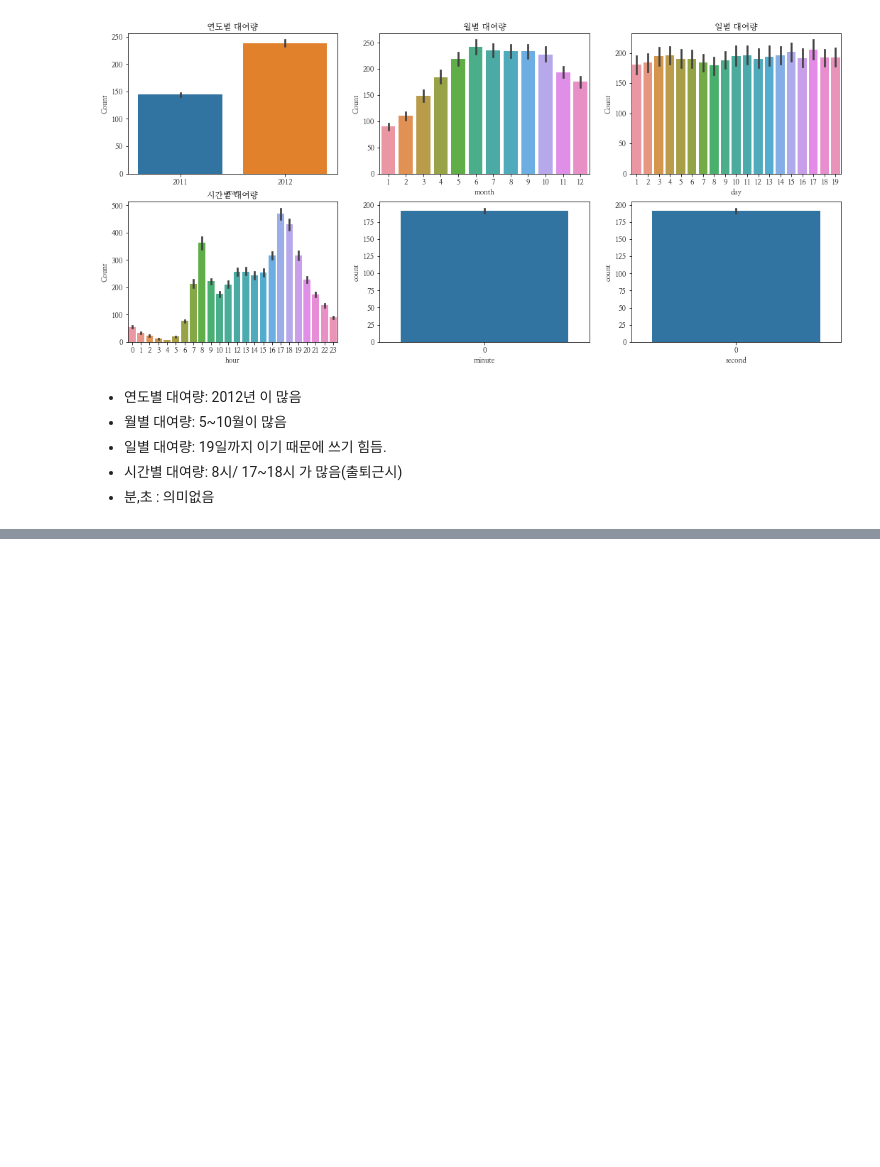
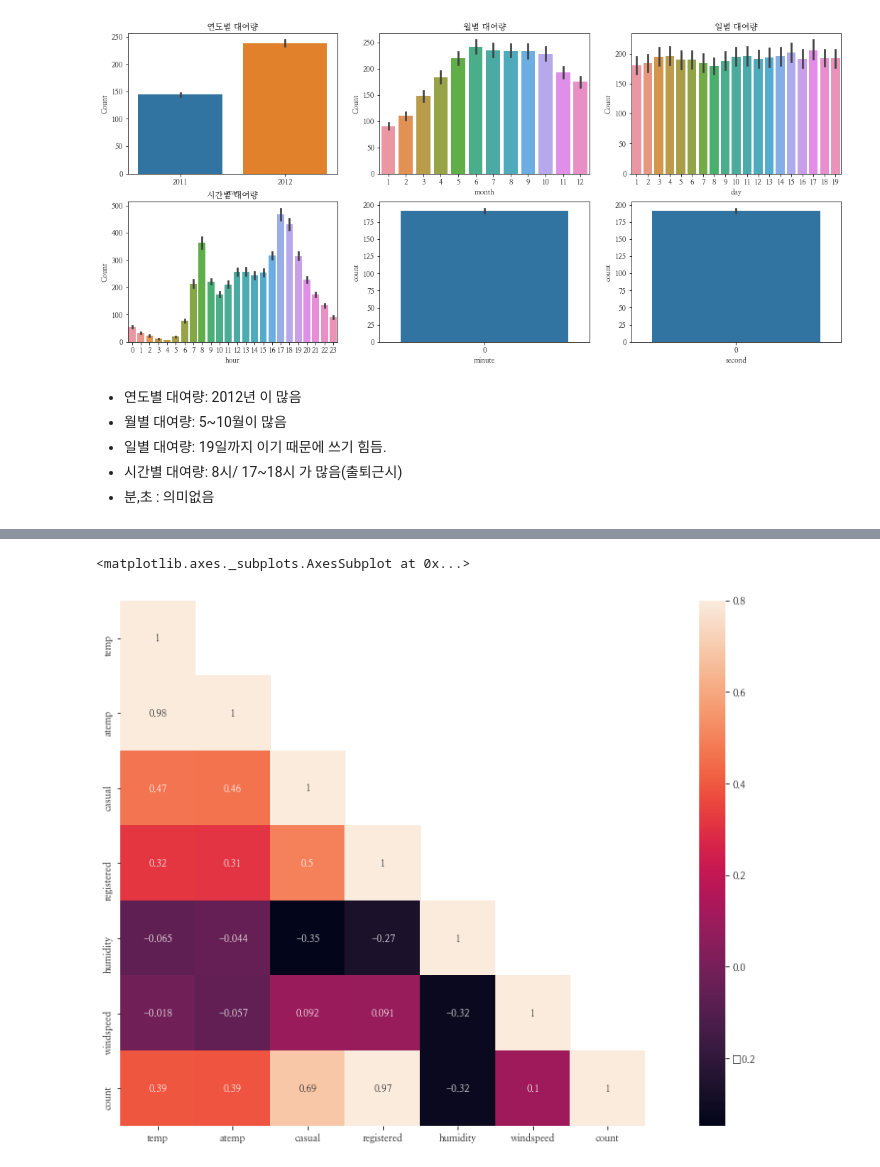
Before and after one commit to jihyunjeongme/data-analysis-kaggle, a Jupyter notebook: Kaggle_Bike_sharing_demand.ipynb, the cells around one changed output, grey strips where cells are left out. Saved outputs shown, nothing was run; the diff lists cells and outputs as text; code cells hidden in the pictures; blank space fills up the shorter version.

```diff
--- a/Kaggle_Bike_sharing_demand.ipynb
+++ b/Kaggle_Bike_sharing_demand.ipynb
@@ -265,0 +319,7 @@ ax4.set(ylabel='Count', title = "시간별 대여량")
+# %%
+corrMatt = train[["temp", "atemp", "casual", "registered", "humidity", "windspeed", "count"]]
+corrMatt = corrMatt.corr()
+print(corrMatt)
+
+mask = np.array(corrMatt)
+mask[np.tril_indices_from(mask)] = False
@@ -265,0 +337,7 @@ ax4.set(ylabel='Count', title = "시간별 대여량")
+# %%
+fig, ax = plt.subplots()
+fig.set_size_inches(20,10)
+sns.heatmap(corrMatt, mask=mask,vmax=.8, square=True,annot=True)
+# %% [output]
+<matplotlib.axes._subplots.AxesSubplot at 0x...>
+[figure, added]
```
Also changed, not shown: parts of 14 cells of this notebook.
